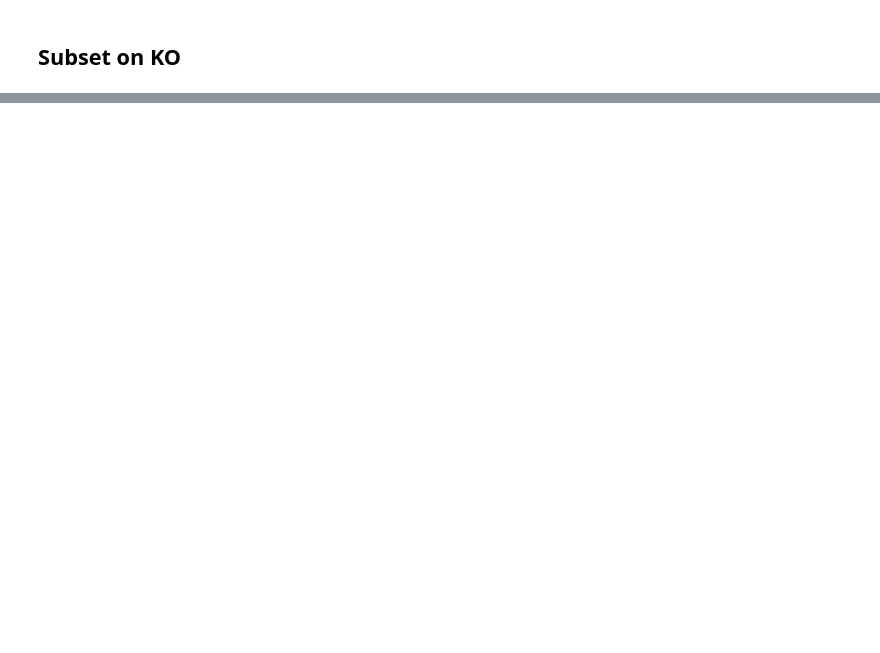
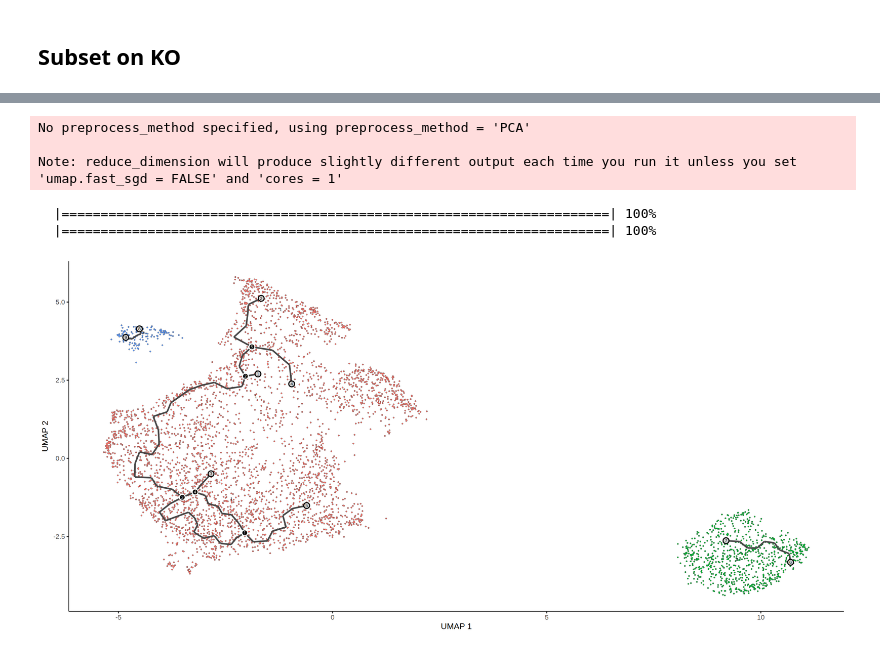
Before and after one commit to eric-y-wang/CTR02_CTR03_PL, a Jupyter notebook: PAL008.ipynb, the cells around one changed output, grey strips where cells are left out. Drawn from its saved outputs; the diff is of its cells as text; code cells hidden in the pictures; blank space fills up the shorter version.

```diff
--- a/PAL008.ipynb
+++ b/PAL008.ipynb
@@ -109,0 +179,20 @@ Warning message:
+# %%
+cds <- new_cell_data_set(
+  expression_data = t(Matrix::readMM("/lustre/fs4/cao_lab/scratch/plaffont/personal_datasets/CTR02/ctr_10x/matrix.mtx")),
+  cell_metadata =  read.csv("/lustre/fs4/cao_lab/scratch/plaffont/personal_datasets/CTR02/ctr_10x/obs.csv", row.names = "X"),
+  gene_metadata = read.csv("/lustre/fs4/cao_lab/scratch/plaffont/personal_datasets/CTR02/ctr_10x/var.csv", row.names = "X")
+)
+
+colData(cds)$perturbation <-
+    cds |>
+    colData() |>
+    as.data.frame() |>
+    mutate(perturbation = fct(case_when(
+        mixscape_class == "Tgfbr2 KO" ~ "Tgfbr2 KO",
+        mixscape_class == "Ifngr1 KO" ~ "Ifngr1 KO",
+        TRUE ~ "NP"
+    ))) |>
+    mutate(perturbation = fct_relevel(perturbation, "NP")) |>
+    pull(perturbation)
+
+cds <- cds[, colData(cds)$perturbation != "NP"]
@@ -109,0 +202,20 @@ Warning message:
+# %%
+cds <- preprocess_cds(cds, num_dim = 50)
+cds <- reduce_dimension(cds, cores = 60)
+# %% [output]
+No preprocess_method specified, using preprocess_method = 'PCA'
+
+Note: reduce_dimension will produce slightly different output each time you run it unless you set 'umap.fast_sgd = FALSE' and 'cores = 1'
+# %%
+cds <- cluster_cells(cds, reduction_method = "UMAP", k = 10)
+# %%
+cds <- learn_graph(cds)
+# %% [output]
+  |======================================================================| 100%
+  |======================================================================| 100%
+# %%
+p <- plot_cells(cds, color_cells_by = "partition")
+
+p
+# %% [output]
+[figure, added]
```
Also changed, not shown: parts of 18 cells of this notebook, 6 other files.
